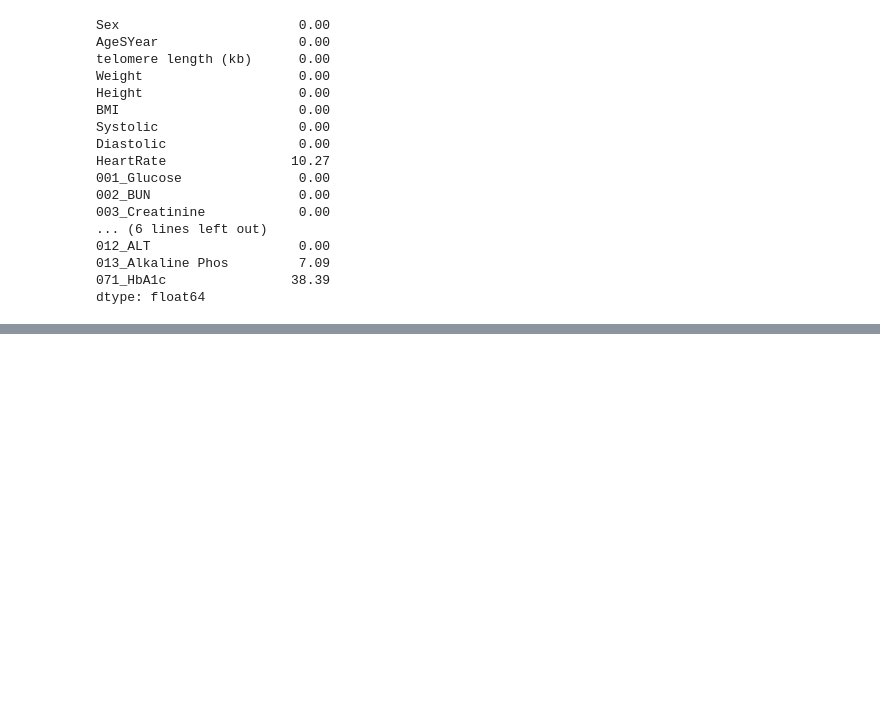
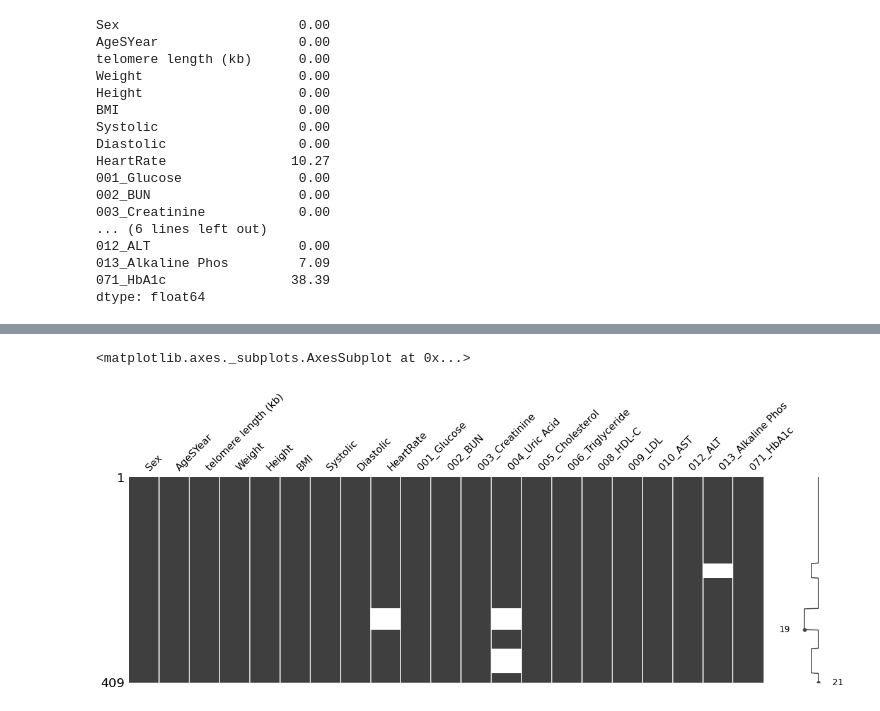
Before and after one commit to BooEiEi/project, a Jupyter notebook: Project1.ipynb, the cells around one changed output, grey strips where cells are left out. Cells and saved outputs as stored; diff of their text form; code cells hidden in the pictures; blank space fills up the shorter version.

```diff
--- a/Project1.ipynb
+++ b/Project1.ipynb
@@ -125,0 +241,2 @@ dtype: float64
+# %%
+lr.fit(X_train, y_train)
@@ -125,0 +247,3 @@ dtype: float64
+# %%
+X_test = test_data.drop('071_HbA1c', axis = 1)
+X_test
@@ -125,0 +266,3 @@ dtype: float64
+# %%
+y_pred = lr.predict(X_test)
+y_pred
@@ -125,0 +319,2 @@ dtype: float64
+# %%
+data.loc[data['071_HbA1c'].isna(), '071_HbA1c'] = y_pred
@@ -125,0 +338,5 @@ dtype: float64
+# %%
+mno.matrix(data, figsize = (20, 6))
+# %% [output]
+<matplotlib.axes._subplots.AxesSubplot at 0x...>
+[figure, added]
```
Also changed, not shown: parts of 24 cells of this notebook.
